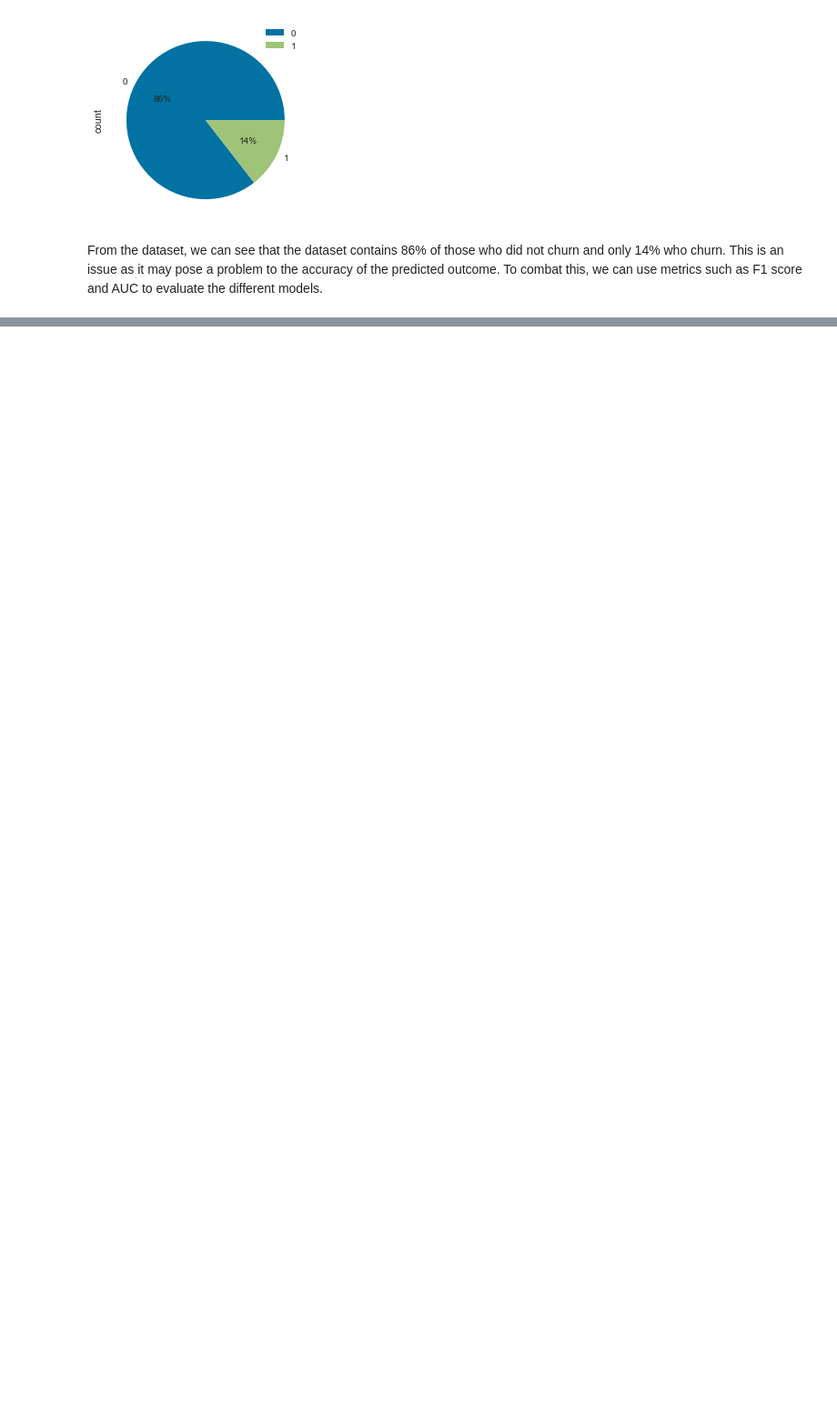
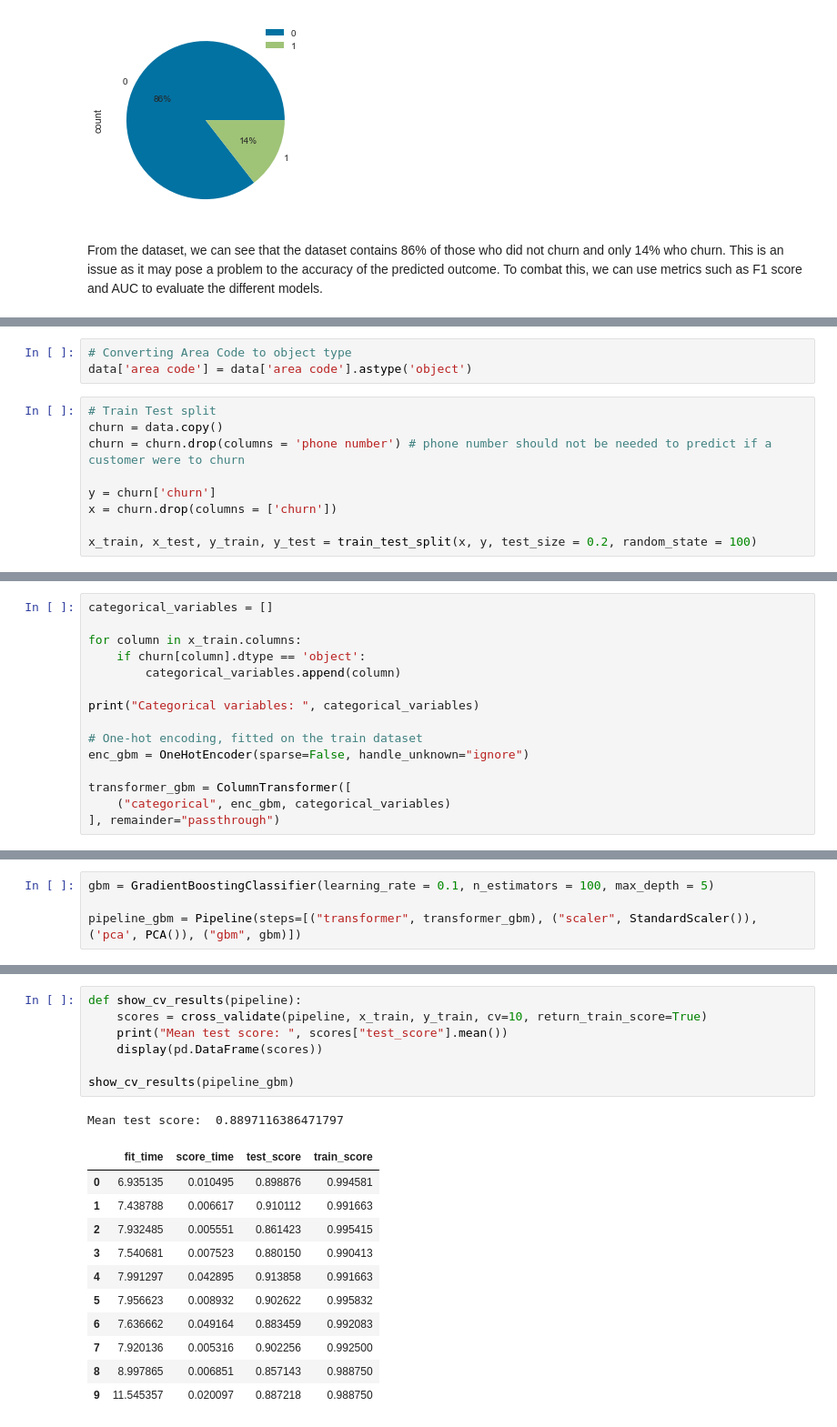
Before and after one commit to mevin-singh/Portfolio-Projects, a Jupyter notebook: Python/Customer Churn Prediction/churn_prediction.ipynb, the cells around one changed output, grey strips where cells are left out. Shown at 91% size. Saved outputs shown, nothing was run; the diff lists cells and outputs as text; blank space fills up the shorter version.

```diff
--- a/Python/Customer Churn Prediction/churn_prediction.ipynb
+++ b/Python/Customer Churn Prediction/churn_prediction.ipynb
@@ -158,0 +162,12 @@ From the dataset, we can see that the dataset contains 86% of those who did not
+# %%
+# Converting Area Code to object type
+data['area code'] = data['area code'].astype('object')
+# %%
+# Train Test split
+churn = data.copy()
+churn = churn.drop(columns = 'phone number') # phone number should not be needed to predict if a customer were to churn
+
+y = churn['churn']
+x = churn.drop(columns = ['churn'])
+
+x_train, x_test, y_train, y_test = train_test_split(x, y, test_size = 0.2, random_state = 100)
@@ -158,0 +178,15 @@ From the dataset, we can see that the dataset contains 86% of those who did not
+# %%
+categorical_variables = []
+
+for column in x_train.columns:
+    if churn[column].dtype == 'object':
+        categorical_variables.append(column)
+
+print("Categorical variables: ", categorical_variables)
+
+# One-hot encoding, fitted on the train dataset
+enc_gbm = OneHotEncoder(sparse=False, handle_unknown="ignore")
+
+transformer_gbm = ColumnTransformer([
+    ("categorical", enc_gbm, categorical_variables)
+], remainder="passthrough")
@@ -158,0 +197,4 @@ From the dataset, we can see that the dataset contains 86% of those who did not
+# %%
+gbm = GradientBoostingClassifier(learning_rate = 0.1, n_estimators = 100, max_depth = 5)
+
+pipeline_gbm = Pipeline(steps=[("transformer", transformer_gbm), ("scaler", StandardScaler()), ('pca', PCA()), ("gbm", gbm)])
@@ -158,0 +203,20 @@ From the dataset, we can see that the dataset contains 86% of those who did not
+# %%
+def show_cv_results(pipeline):
+    scores = cross_validate(pipeline, x_train, y_train, cv=10, return_train_score=True)
+    print("Mean test score: ", scores["test_score"].mean())
+    display(pd.DataFrame(scores))
+
+show_cv_results(pipeline_gbm)
+# %% [output]
+Mean test score:  0.8897116386471797
+|  | fit_time | score_time | test_score | train_score |
+| 0 | 6.935135 | 0.010495 | 0.898876 | 0.994581 |
+| 1 | 7.438788 | 0.006617 | 0.910112 | 0.991663 |
+| 2 | 7.932485 | 0.005551 | 0.861423 | 0.995415 |
+| 3 | 7.540681 | 0.007523 | 0.880150 | 0.990413 |
+| 4 | 7.991297 | 0.042895 | 0.913858 | 0.991663 |
+| 5 | 7.956623 | 0.008932 | 0.902622 | 0.995832 |
+| 6 | 7.636662 | 0.049164 | 0.883459 | 0.992083 |
+| 7 | 7.920136 | 0.005316 | 0.902256 | 0.992500 |
+| 8 | 8.997865 | 0.006851 | 0.857143 | 0.988750 |
+| 9 | 11.545357 | 0.020097 | 0.887218 | 0.988750 |
```
Also changed, not shown: parts of 16 cells of this notebook, 1 other file.
